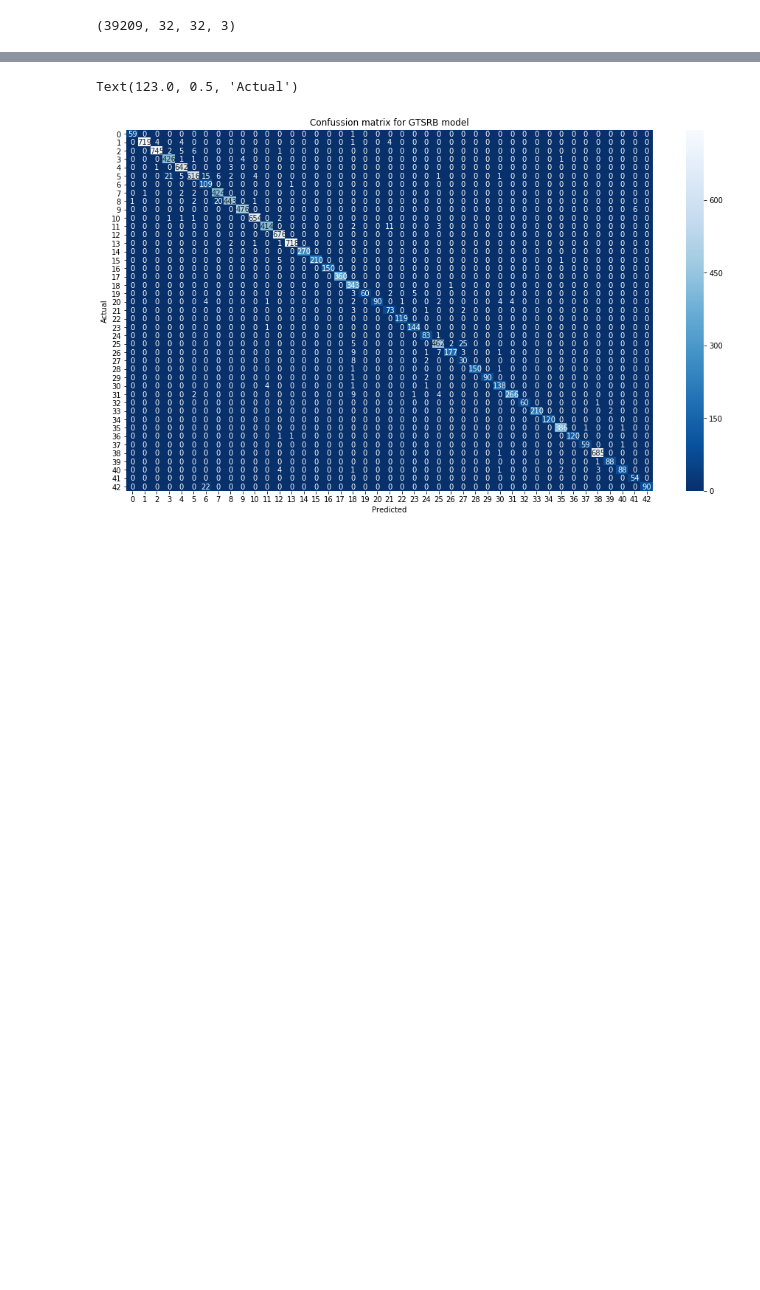
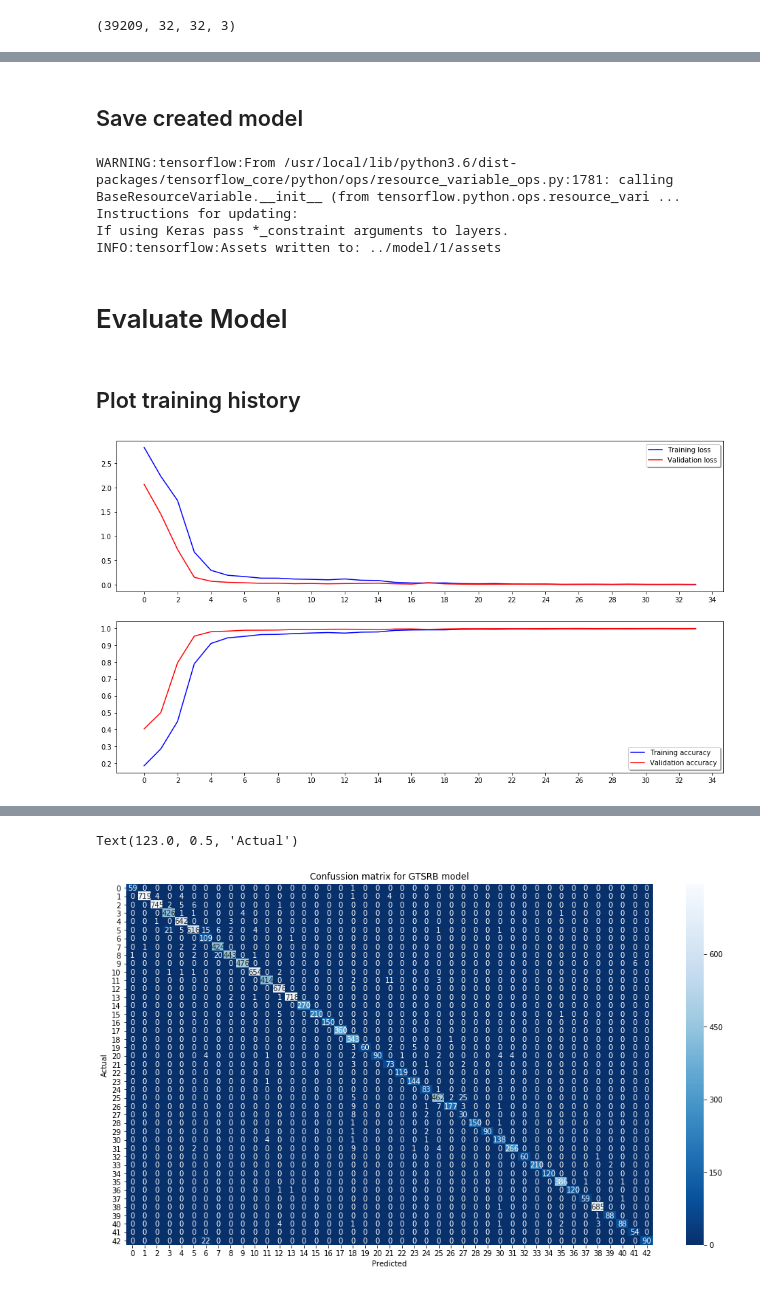
Before and after one commit to PabloOb/GTSRB, a Jupyter notebook: train/train.ipynb, the cells around one changed output, grey strips where cells are left out. Drawn from its saved outputs; the diff is of its cells as text; code cells hidden in the pictures; blank space fills up the shorter version.

```diff
--- a/train/train.ipynb
+++ b/train/train.ipynb
@@ -174,0 +203,26 @@ Epoch 28/40
+# %% [markdown]
+## Save created model
+# %%
+saved_model.save(model, "../model/1/")
+# %% [output]
+WARNING:tensorflow:From /usr/local/lib/python3.6/dist-packages/tensorflow_core/python/ops/resource_variable_ops.py:1781: calling BaseResourceVariable.__init__ (from tensorflow.python.ops.resource_vari ...
+Instructions for updating:
+If using Keras pass *_constraint arguments to layers.
+INFO:tensorflow:Assets written to: ../model/1/assets
+# %% [markdown]
+# Evaluate Model
+# %% [markdown]
+## Plot training history
+# %%
+# Plot the loss and accuracy curves for training and validation
+fig, ax = plt.subplots(2,1)
+plt.setp(ax, xticks = np.arange(0, 40, step=2))
+ax[0].plot(history.history['loss'], color='b', label="Training loss")
+ax[0].plot(history.history['val_loss'], color='r', label="Validation loss",axes =ax[0])
+legend = ax[0].legend(loc='upper right', shadow=True)
+
+ax[1].plot(history.history['sparse_categorical_accuracy'], color='b', label="Training accuracy")
+ax[1].plot(history.history['val_sparse_categorical_accuracy'], color='r',label="Validation accuracy")
+legend = ax[1].legend(loc='lower right', shadow=True)
+# %% [output]
+[figure, added]
```
Also changed, not shown: parts of 34 cells of this notebook.
